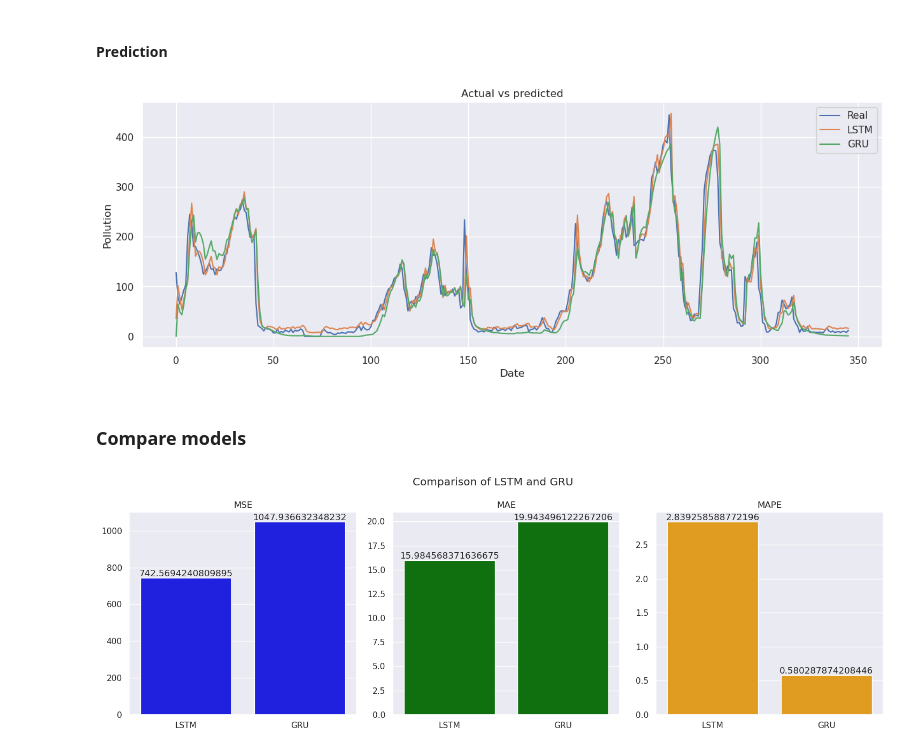
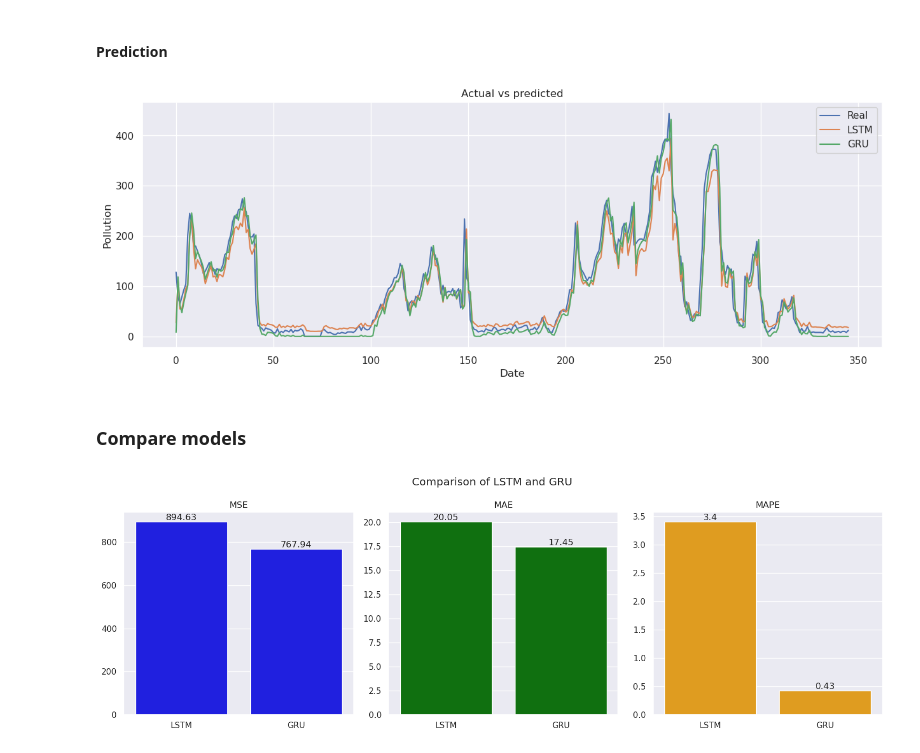
Before and after one commit to mrcljns/GRU-ML-presentation, a Jupyter notebook: gru_notebook.ipynb, the cells around one changed output. Saved outputs shown, nothing was run; the diff lists cells and outputs as text; code cells hidden in the pictures.

```diff
--- a/gru_notebook.ipynb
+++ b/gru_notebook.ipynb
@@ -609,8 +747,8 @@ pl.seed_everything(42, workers=True)
 lstm_model = LSTMModel(in_size=8, h_size=32, num_l=4, out_f=1, dropout_rate=0.2).to(device)
 lstm_ts_model = TSModel(lstm_model, lr=0.01)
 # If there's no improvement in validation loss after 3 epochs than apply early stopping
-lstm_trainer = pl.Trainer(max_epochs=20, enable_checkpointing=False
-                           #, callbacks=[EarlyStopping(monitor="val_loss", mode="min", min_delta=0.00, patience=3, verbose=False)]
+lstm_trainer = pl.Trainer(max_epochs=20, enable_checkpointing=True
+                          , callbacks=[EarlyStopping(monitor="val_loss", mode="min", min_delta=0.00005, patience=3, verbose=False, check_on_train_epoch_end=False)]
                           )
 lstm_trainer.fit(lstm_ts_model, datamodule=pollution_loader)
 # %% [output]
@@ -637,13 +774,13 @@ plot_loss_curve()
 #### GRU
 # %%
 pl.seed_everything(42, workers=True)
-gru_model = GRUModel(in_size=8, h_size=32, num_l=4, out_f=1, dropout_rate=0.2).to(device)
+gru_model = GRUModel(in_size=8, h_size=16, num_l=4, out_f=1, dropout_rate=0.2).to(device)
 gru_ts_model = TSModel(gru_model, lr=0.01)
 
-gru_trainer = pl.Trainer(max_epochs=20, enable_checkpointing=False
-                         , callbacks=[EarlyStopping(monitor="val_loss", mode="min", min_delta=0.00, patience=3, verbose=False)]
+gru_trainer = pl.Trainer(max_epochs=20, enable_checkpointing=True
+                         , callbacks=[EarlyStopping(monitor="val_loss", mode="min", min_delta=0.00005, patience=3, verbose=False, check_on_train_epoch_end=False)]
                          )
-gru_trainer.fit(gru_ts_model, datamodule=pollution_loader)
+gru_trainer.fit(gru_ts_model, datamodule=gru_loader)
 # %% [output]
 Seed set to 42
 GPU available: False, used: False
@@ -666,14 +803,14 @@ plot_loss_curve()
 # %% [markdown]
 #### Prediction
 # %%
-def get_predictions(model, trainer):
-    preds = trainer.predict(model, dataloaders=pollution_loader.test_dataloader())
-    preds = pollution_loader.y_scaler.inverse_transform(torch.cat(preds))
+def get_predictions(model, trainer, loader):
+    preds = trainer.predict(model, dataloaders=loader.test_dataloader())
+    preds = loader.y_scaler.inverse_transform(torch.cat(preds))
 
     return preds
 
-def evaluate_pred(model, trainer):
-    preds = get_predictions(model, trainer)
+def evaluate_pred(model, trainer, loader):
+    preds = get_predictions(model, trainer, loader)
     mse_val = mean_squared_error(pollution_test_df['pollution'], preds)
     mae_val = mean_absolute_error(pollution_test_df['pollution'], preds)
     mape_val = mean_absolute_percentage_error(pollution_test_df['pollution'].map(lambda x: x+0.1), preds)
@@ -684,18 +821,18 @@ plt.figure(figsize=(15,5))
 plt.ylabel("Pollution")
 plt.xlabel("Date")
 plt.plot(pollution_test_df['pollution'], label="Real")
-plt.plot(get_predictions(lstm_ts_model, lstm_trainer), label="LSTM")
-plt.plot(get_predictions(gru_ts_model, gru_trainer), label="GRU")
+plt.plot(get_predictions(lstm_ts_model, lstm_trainer, pollution_loader), label="LSTM")
+plt.plot(get_predictions(gru_ts_model, gru_trainer, gru_loader), label="GRU")
 plt.title("Actual vs predicted")
 plt.legend()
 plt.show()
 # %% [output]
-[figure, old version]
+[figure, new version]
 # %% [markdown]
 ### Compare models
 # %%
-lstm_mse_val, lstm_mae_val, lstm_mape_val = evaluate_pred(lstm_ts_model, lstm_trainer)
-gru_mse_val, gru_mae_val, gru_mape_val = evaluate_pred(gru_ts_model, gru_trainer)
+lstm_mse_val, lstm_mae_val, lstm_mape_val = evaluate_pred(lstm_ts_model, lstm_trainer, pollution_loader)
+gru_mse_val, gru_mae_val, gru_mape_val = evaluate_pred(gru_ts_model, gru_trainer, gru_loader)
 # %%
 model_names = ["LSTM", "GRU"]
 mse_values = [lstm_mse_val, gru_mse_val]
@@ -703,34 +840,34 @@ mae_values = [lstm_mae_val, gru_mae_val]
 mape_values = [lstm_mape_val, gru_mape_val]
 
 # Create separate subplots for each metric
 fig, axes = plt.subplots(1, 3, figsize=(15, 5))
 
 # MSE subplot
 mse_bars = sn.barplot(x=model_names, y=mse_values, ax=axes[0], color="blue")
 axes[0].set_title("MSE")
 
 # Annotate
 for bar, val in zip(mse_bars.patches, mse_values):
-    mse_bars.annotate(f'{val}', (bar.get_x() + bar.get_width() / 2, bar.get_height()), ha='center', va='bottom')
+    mse_bars.annotate(f'{round(val, 2)}', (bar.get_x() + bar.get_width() / 2, bar.get_height()), ha='center', va='bottom')
 
 # MAE subplot
 mae_bars = sn.barplot(x=model_names, y=mae_values, ax=axes[1], color="green")
 axes[1].set_title("MAE")
 
 # Annotate
 for bar, val in zip(mae_bars.patches, mae_values):
-    mae_bars.annotate(f'{val}', (bar.get_x() + bar.get_width() / 2, bar.get_height()), ha='center', va='bottom')
+    mae_bars.annotate(f'{round(val, 2)}', (bar.get_x() + bar.get_width() / 2, bar.get_height()), ha='center', va='bottom')
 
 # MAPE subplot
 mape_bars = sn.barplot(x=model_names, y=mape_values, ax=axes[2], color="orange")
 axes[2].set_title("MAPE")
 
 # Annotate
 for bar, val in zip(mape_bars.patches, mape_values):
-    mape_bars.annotate(f'{val}', (bar.get_x() + bar.get_width() / 2, bar.get_height()), ha='center', va='bottom')
+    mape_bars.annotate(f'{round(val, 2)}', (bar.get_x() + bar.get_width() / 2, bar.get_height()), ha='center', va='bottom')
 
 plt.suptitle("Comparison of LSTM and GRU")
 plt.tight_layout()
 plt.show()
 # %% [output]
-[figure, old version]
+[figure, new version]
```
Also changed, not shown: parts of 10 cells of this notebook.
